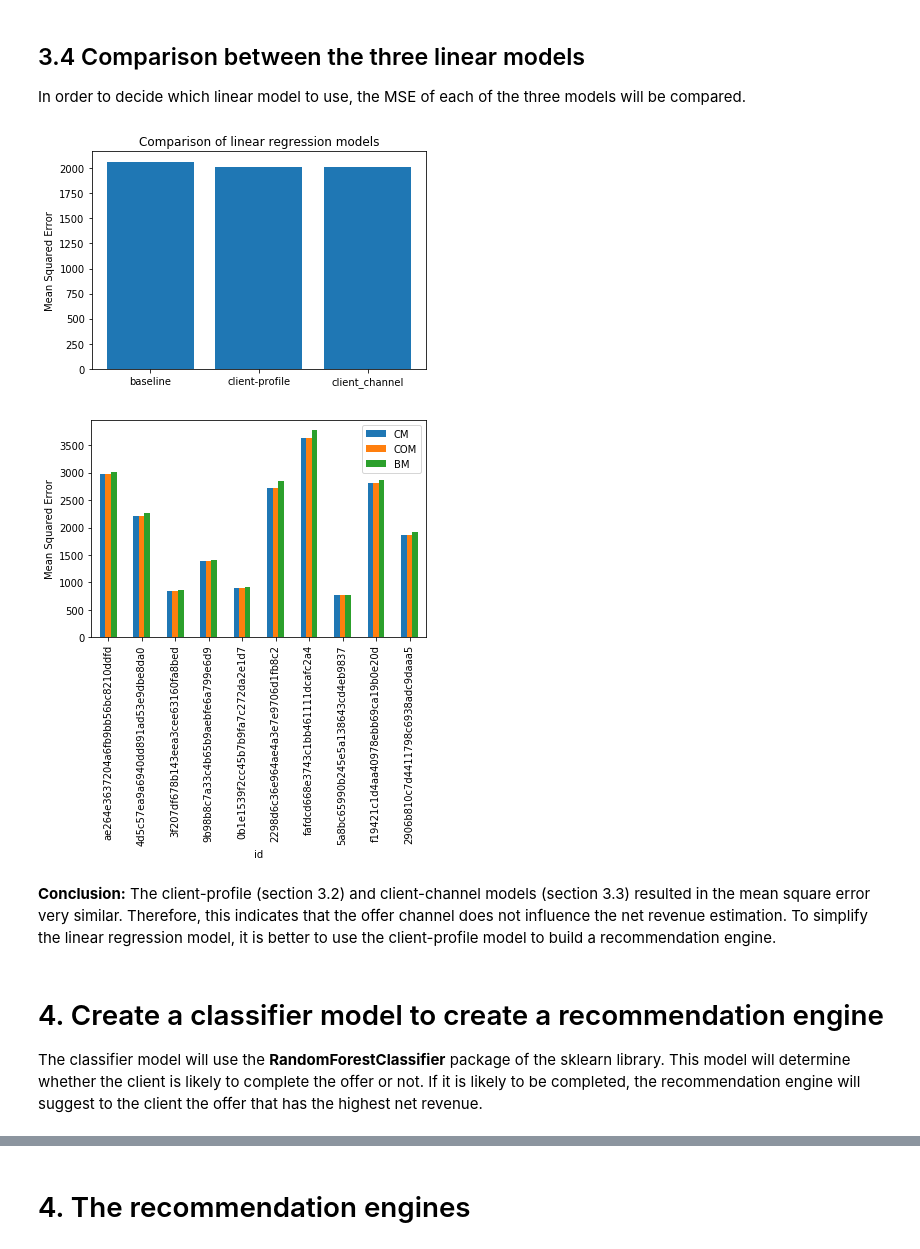
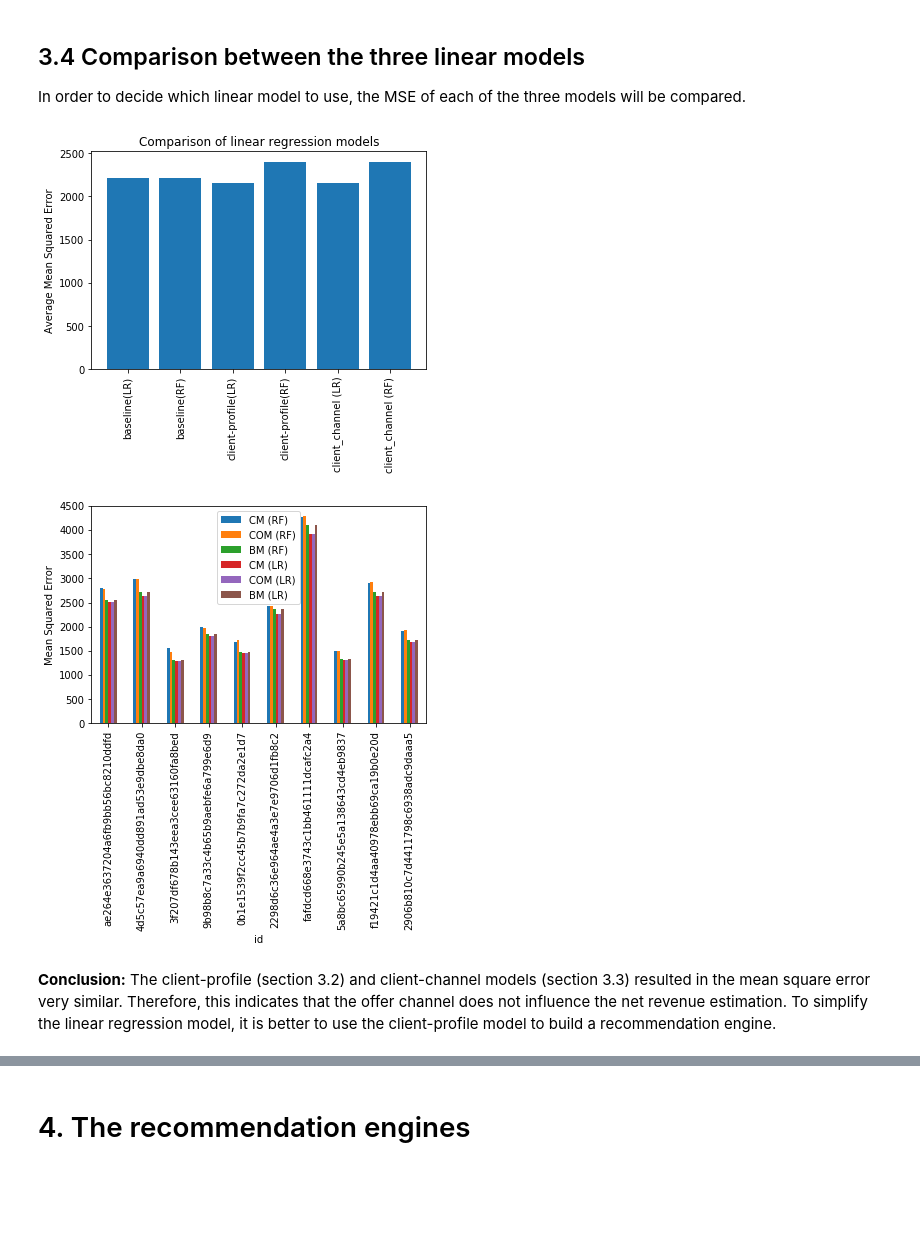
Before and after one commit to danielayamashita/Capstone-Starbucks-Udacity, a Jupyter notebook: Starbucks_Capstone_notebook.ipynb, the cells around one changed output, grey strips where cells are left out. Saved outputs shown, nothing was run; the diff lists cells and outputs as text; code cells hidden in the pictures; blank space fills up the shorter version.

```diff
--- a/Starbucks_Capstone_notebook.ipynb
+++ b/Starbucks_Capstone_notebook.ipynb
@@ -986,0 +1102,2 @@ Net revenue mean: 16.0365058061
+# %%
+all_mse_client_profile = train_RandomForestModel(6,"client_profile", k_fold=5)
@@ -986,0 +1122,2 @@ Net revenue mean: 16.0365058061
+# %%
+all_mse_client_profile_lr = train_LinearRegressionModel(6,"client_profile_lr",k_fold = 5)
@@ -1085,0 +1176,2 @@ Net revenue mean: 16.0365058061
+# %%
+all_mse_client_channel = train_RandomForestModel(10,"client_channel", k_fold=5)
@@ -1085,0 +1196,2 @@ Net revenue mean: 16.0365058061
+# %%
+all_mse_client_channel_lr = train_LinearRegressionModel(10,"client_channel_lr",k_fold = 5)
@@ -1116,29 +1250,40 @@ pd.DataFrame(data = {'Offer ID': portfolio_clean.index,'MSE':all_mse_client_chan
 
 In order to decide which linear model to use, the MSE of each of the three models will be compared.
 # %%
-y = [np.mean(all_mse_client_channel), np.mean(all_mse_baseline),  np.mean(all_mse_client_profile)]
-x = ['client_channel','baseline', 'client-profile']
+
+y = [np.mean(all_mse_client_channel),
+     np.mean(all_mse_baseline),
+     np.mean(all_mse_client_profile),
+     np.mean(all_mse_client_channel_lr),
+     np.mean(all_mse_baseline_lr),
+     np.mean(all_mse_client_profile_lr)]
+x = ['client_channel (RF)',
+     'baseline(RF)',
+     'client-profile(RF)',
+     'client_channel (LR)',
+     'baseline(LR)',
+     'client-profile(LR)',]
 
 plt.bar(x, y)
-plt.ylabel('Mean Squared Error')
+plt.xticks(rotation=90)
+plt.ylabel('Average Mean Squared Error')
 plt.title('Comparison of linear regression models')
 plt.show()
 # %% [output]
-[figure, old version]
+[figure, new version]
 # %%
-df_mse_comparison  = pd.DataFrame(data = { 'CM': all_mse_client_profile,
-                                           'COM': all_mse_client_channel,
-                                           'BM':all_mse_baseline})
+df_mse_comparison  = pd.DataFrame(data = { 'CM (RF)': all_mse_client_profile,
+                                           'COM (RF)': all_mse_client_channel,
+                                           'BM (RF)':all_mse_baseline,
+                                           'CM (LR)': all_mse_client_profile_lr,
+                                           'COM (LR)': all_mse_client_channel_lr,
+                                           'BM (LR)':all_mse_baseline_lr})
 df_mse_comparison.index = portfolio['id']
 
 df_mse_comparison.plot.bar()
 plt.ylabel('Mean Squared Error')
 plt.show()
 # %% [output]
-[figure, old version]
+[figure, new version]
 # %% [markdown]
 **Conclusion:** The client-profile (section 3.2) and client-channel models (section 3.3) resulted in the mean square error very similar. Therefore, this indicates that the offer channel does not influence the net revenue estimation. To simplify the linear regression model, it is better to use the client-profile model to build a recommendation engine.
-# %% [markdown]
-# 4. Create a classifier model to create a recommendation engine
-
-The classifier model will use the **RandomForestClassifier** package of the sklearn library. This model will determine whether the client is likely to complete the offer or not. If it is likely to be completed, the recommendation engine will suggest to the client the offer that has the highest net revenue.
```
Also changed, not shown: parts of 40 cells of this notebook, 1 other file.
